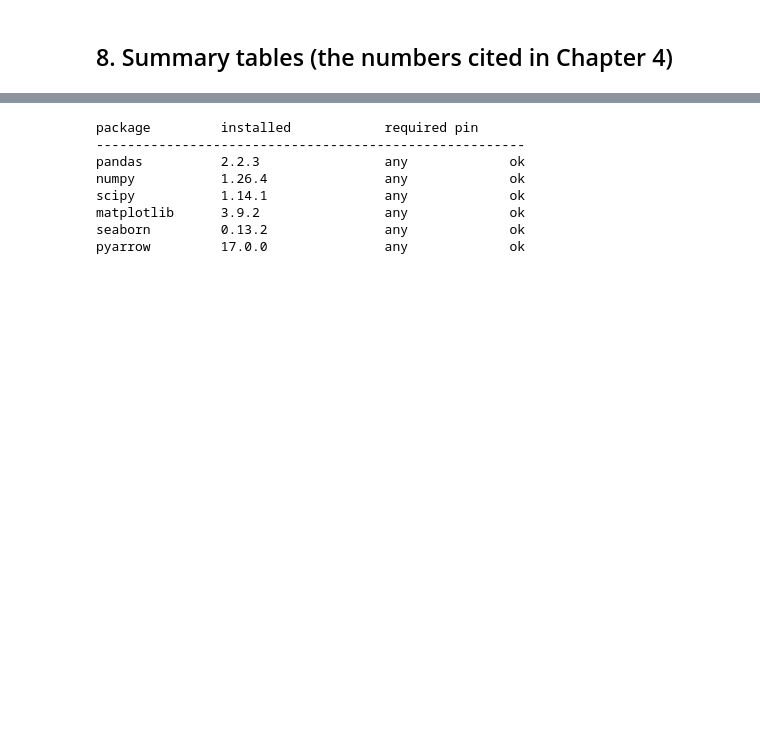
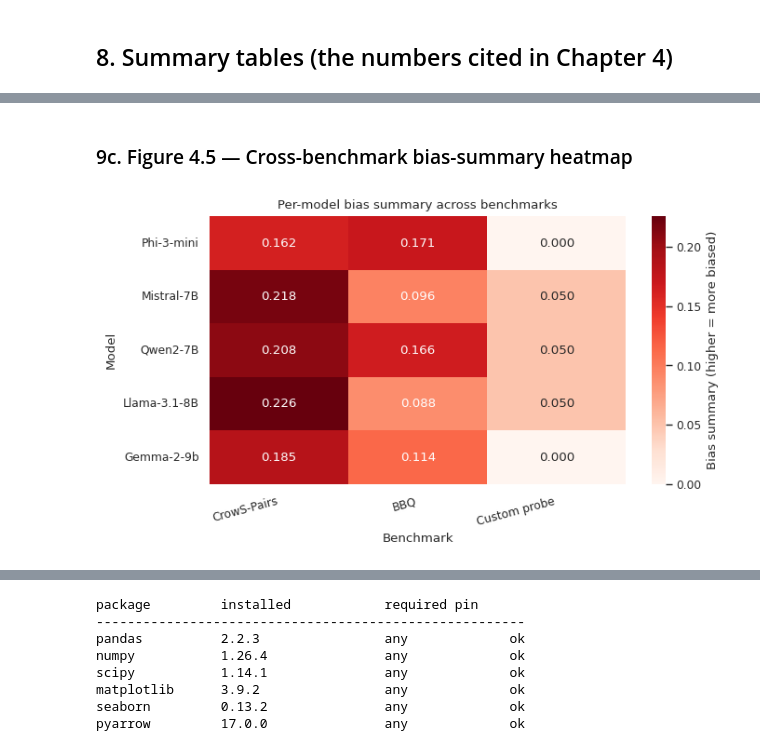
Before and after one commit to oplf-svg/llm-bias-audit, a Jupyter notebook: notebooks/results-dashboard.ipynb, the cells around one changed output, grey strips where cells are left out. Cells and saved outputs as stored; diff of their text form; code cells hidden in the pictures; blank space fills up the shorter version.

```diff
--- a/notebooks/results-dashboard.ipynb
+++ b/notebooks/results-dashboard.ipynb
@@ -419,0 +614,17 @@ physical_appearance  0.7674  0.0133  0.7500  0.7778         4  0.0278
+# %% [markdown]
+### 9c. Figure 4.5 — Cross-benchmark bias-summary heatmap
+# %%
+fig, ax = plt.subplots(figsize=(7, 4))
+labels_x = [BENCH_LABEL[c] for c in bias_matrix.columns]
+sns.heatmap(bias_matrix.values, annot=True, fmt='.3f', cmap='Reds', ax=ax,
+            xticklabels=labels_x, yticklabels=list(bias_matrix.index),
+            cbar_kws={'label': 'Bias summary (higher = more biased)'})
+ax.set_title('Per-model bias summary across benchmarks')
+ax.set_xlabel('Benchmark'); ax.set_ylabel('Model')
+plt.setp(ax.get_xticklabels(), rotation=15, ha='right')
+plt.setp(ax.get_yticklabels(), rotation=0)
+fig.tight_layout()
+fig.savefig('results/figures/cross_benchmark_bias_heatmap.png', dpi=200)
+plt.show()
+# %% [output]
+[figure, added]
```
Also changed, not shown: parts of 20 cells of this notebook.
